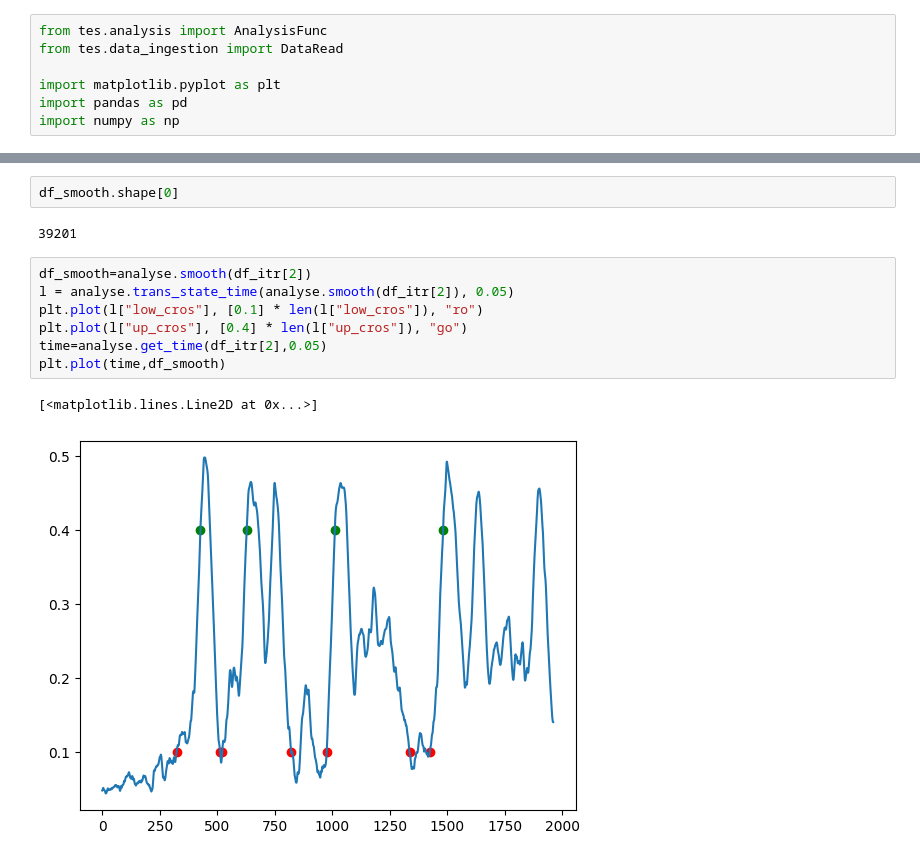
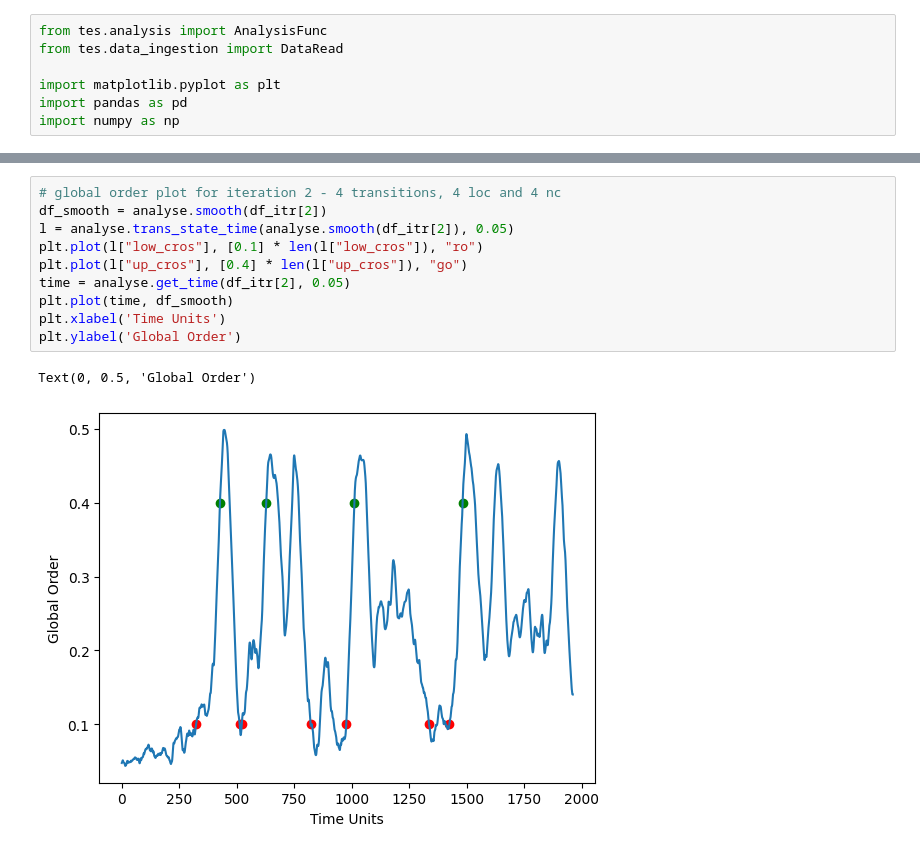
Before and after one commit to csndl-iitd/srg-tes-epilepsy-models, a Jupyter notebook: analysis/notebooks/Test Node Community Extraction.ipynb, the cells around one changed output, grey strips where cells are left out. Cells and saved outputs as stored; diff of their text form.

```diff
--- a/analysis/notebooks/Test Node Community Extraction.ipynb
+++ b/analysis/notebooks/Test Node Community Extraction.ipynb
@@ -80,14 +48,13 @@ df_nc.loc[5]
-# %%
-df_smooth.shape[0]
-# %% [output]
-39201
 # %%
-df_smooth=analyse.smooth(df_itr[2])
+# global order plot for iteration 2 - 4 transitions, 4 loc and 4 nc
+df_smooth = analyse.smooth(df_itr[2])
 l = analyse.trans_state_time(analyse.smooth(df_itr[2]), 0.05)
 plt.plot(l["low_cros"], [0.1] * len(l["low_cros"]), "ro")
 plt.plot(l["up_cros"], [0.4] * len(l["up_cros"]), "go")
-time=analyse.get_time(df_itr[2],0.05)
-plt.plot(time,df_smooth)
+time = analyse.get_time(df_itr[2], 0.05)
+plt.plot(time, df_smooth)
+plt.xlabel('Time Units')
+plt.ylabel('Global Order')
 # %% [output]
-[<matplotlib.lines.Line2D at 0x...>]
+Text(0, 0.5, 'Global Order')
-[figure, old version]
+[figure, new version]
```
Also changed, not shown: parts of 8 cells of this notebook, 1 other file.
